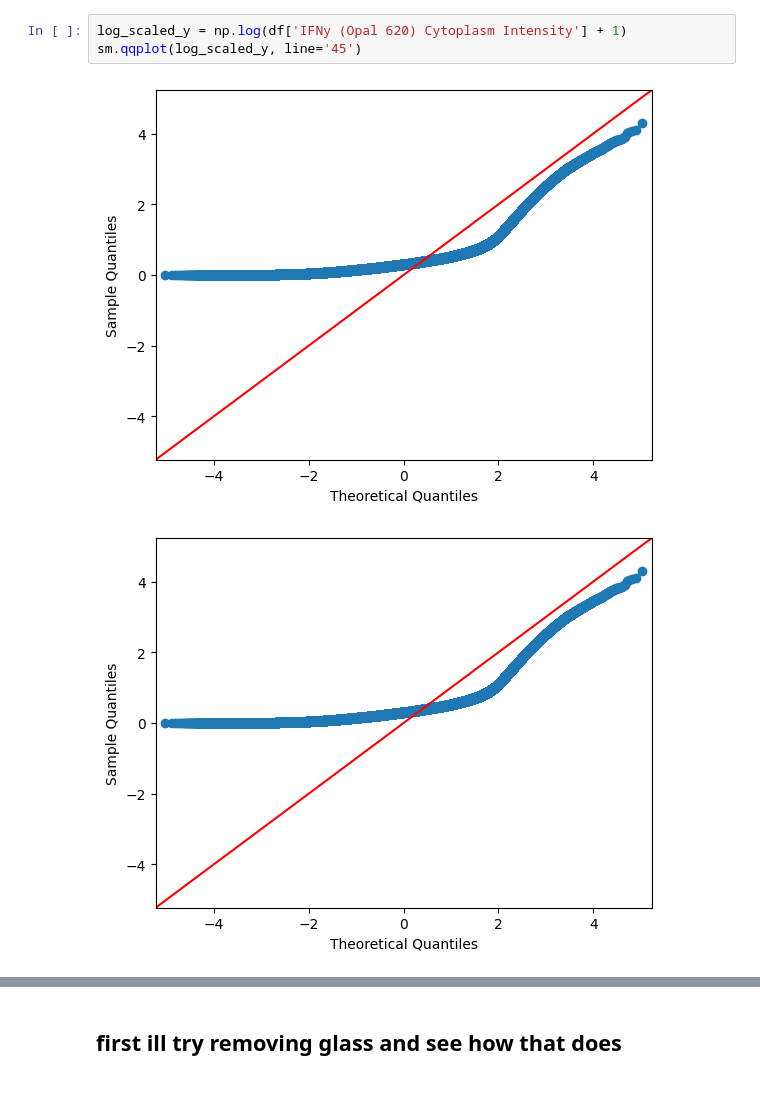
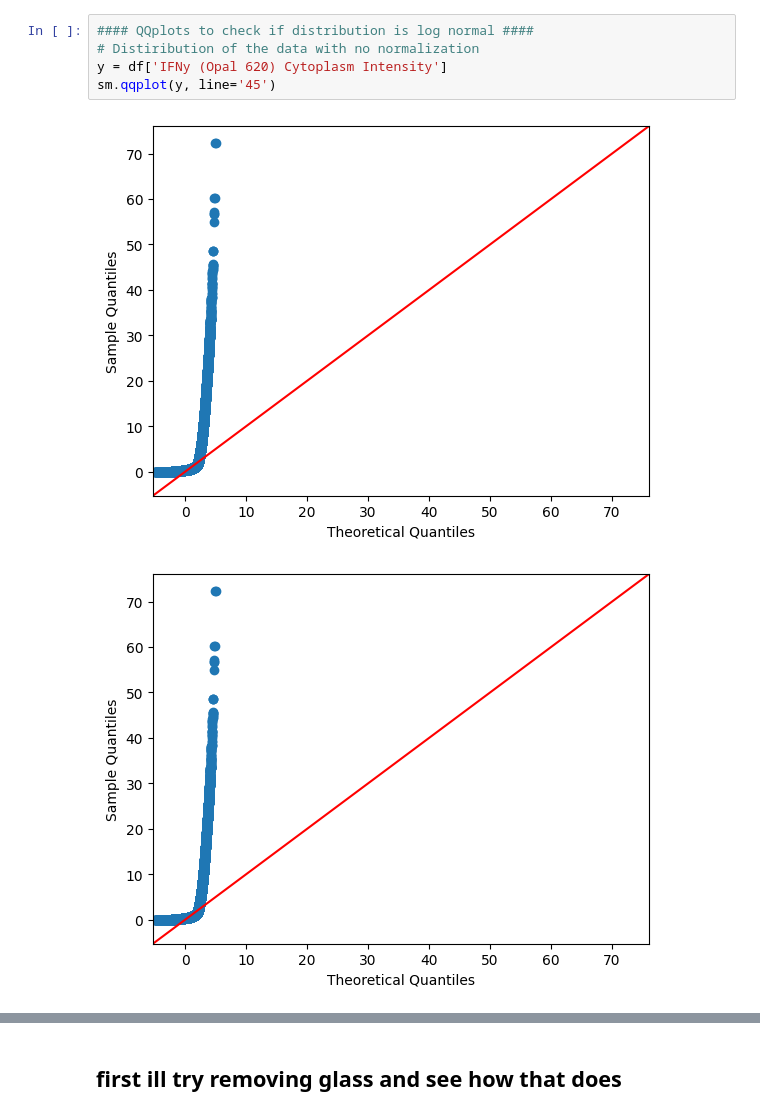
Before and after one commit to Dolatshahi-Lab/NSCLC_SpatialMethods, a Jupyter notebook: Q1_immune_IFNg_intensity_tumor_stroma_with_cell_type_sum.ipynb, the cells around one changed output, grey strips where cells are left out. Saved outputs shown, nothing was run; the diff lists cells and outputs as text.

```diff
--- a/Q1_immune_IFNg_intensity_tumor_stroma_with_cell_type_sum.ipynb
+++ b/Q1_immune_IFNg_intensity_tumor_stroma_with_cell_type_sum.ipynb
@@ -101,6 +47,8 @@ pylab.show()
 # %%
-log_scaled_y = np.log(df['IFNy (Opal 620) Cytoplasm Intensity'] + 1)
-sm.qqplot(log_scaled_y, line='45')
+#### QQplots to check if distribution is log normal ####
+# Distiribution of the data with no normalization
+y = df['IFNy (Opal 620) Cytoplasm Intensity']
+sm.qqplot(y, line='45')
 # %% [output]
-[figure, old version]
+[figure, new version]
-[figure, old version]
+[figure, new version]
```
Also changed, not shown: parts of 123 cells of this notebook, 3 other files.
